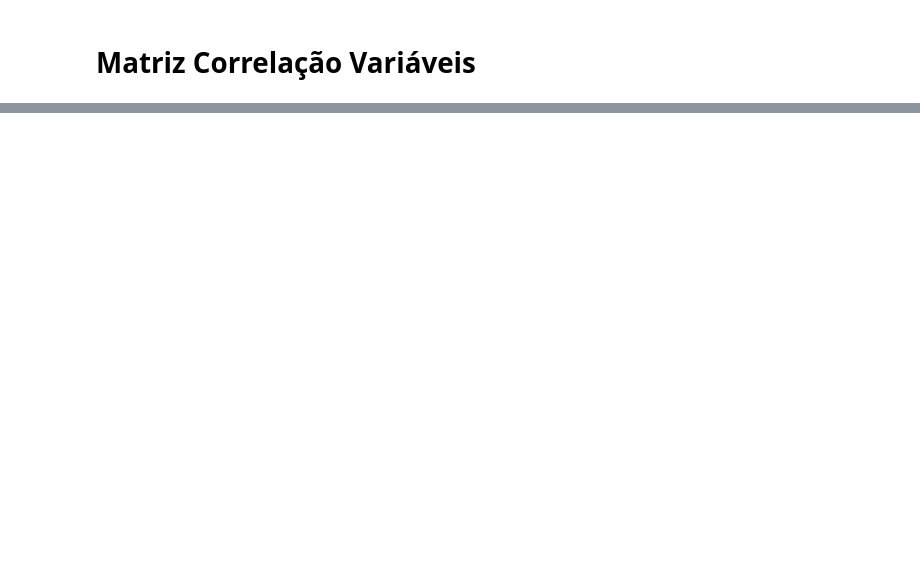
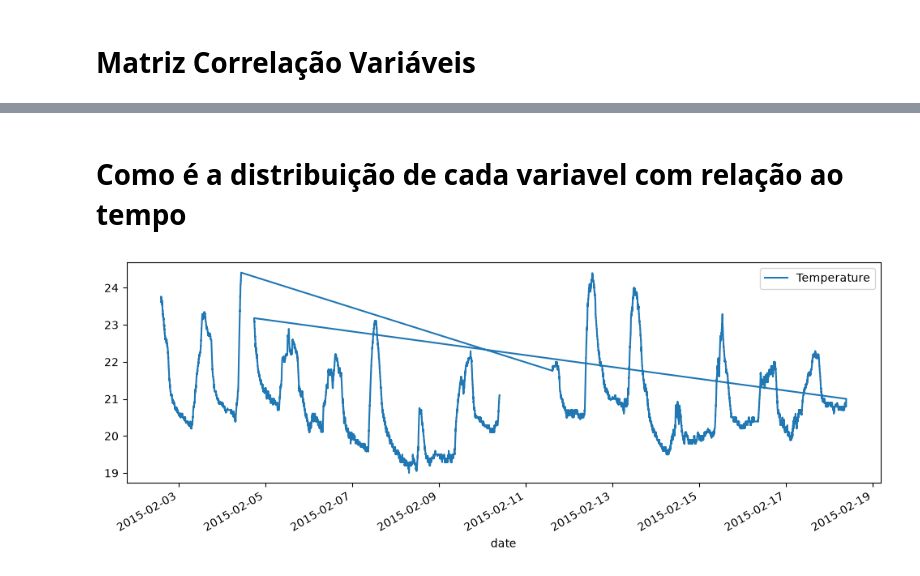
Before and after one commit to ScoredSleet/Analise-Base-Occupancy-Detection, a Jupyter notebook: eda.ipynb, the cells around one changed output, grey strips where cells are left out. Cells and saved outputs as stored; diff of their text form; code cells hidden in the pictures; blank space fills up the shorter version.

```diff
--- a/eda.ipynb
+++ b/eda.ipynb
@@ -148,0 +213,9 @@ plt.show()
+# %% [markdown]
+# Como é a distribuição de cada variavel com relação ao tempo
+# %%
+dataset_completo.sort_values('date')
+
+dataset_completo.plot(x="date", y="Temperature", figsize=(12, 4))
+plt.show()
+# %% [output]
+[figure, added]
```
Also changed, not shown: parts of 9 cells of this notebook, 2 other files.
